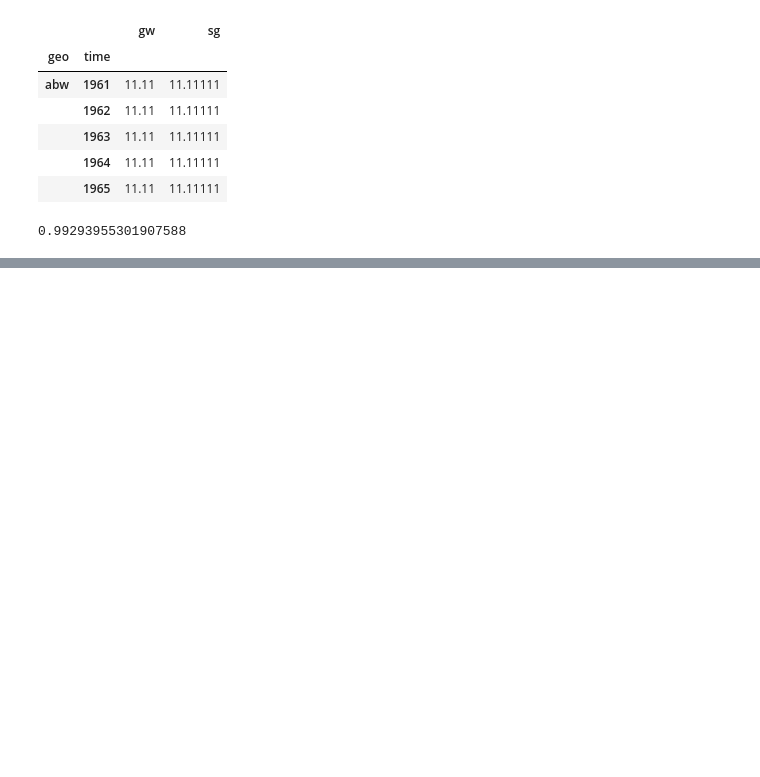
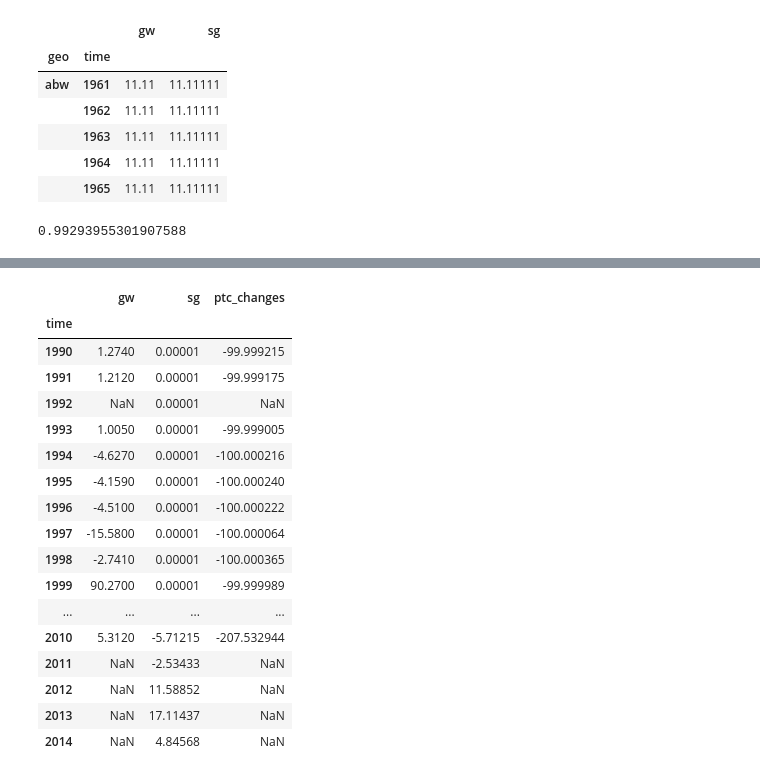
Before and after one commit to semio/ddf--gapminder--systema_globalis, a Jupyter notebook: etl/r-values.ipynb, the cells around one changed output, grey strips where cells are left out. Saved outputs shown, nothing was run; the diff lists cells and outputs as text; code cells hidden in the pictures; blank space fills up the shorter version.

```diff
--- a/etl/r-values.ipynb
+++ b/etl/r-values.ipynb
@@ -201,0 +284,21 @@ for the result, see https://docs.google.com/spreadsheets/d/1z6Qlmti2u-135ozclHeK
+# %%
+comp.ix['mhl']
+# %% [output]
+|  | gw | sg | ptc_changes |
+| time |  |  |  |
+| 1990 | 1.2740 | 0.00001 | -99.999215 |
+| 1991 | 1.2120 | 0.00001 | -99.999175 |
+| 1992 | NaN | 0.00001 | NaN |
+| 1993 | 1.0050 | 0.00001 | -99.999005 |
+| 1994 | -4.6270 | 0.00001 | -100.000216 |
+| 1995 | -4.1590 | 0.00001 | -100.000240 |
+| 1996 | -4.5100 | 0.00001 | -100.000222 |
+| 1997 | -15.5800 | 0.00001 | -100.000064 |
+| 1998 | -2.7410 | 0.00001 | -100.000365 |
+| 1999 | 90.2700 | 0.00001 | -99.999989 |
+| ... | ... | ... | ... |
+| 2010 | 5.3120 | -5.71215 | -207.532944 |
+| 2011 | NaN | -2.53433 | NaN |
+| 2012 | NaN | 11.58852 | NaN |
+| 2013 | NaN | 17.11437 | NaN |
+| 2014 | NaN | 4.84568 | NaN |
```
Also changed, not shown: parts of 24 cells of this notebook.
